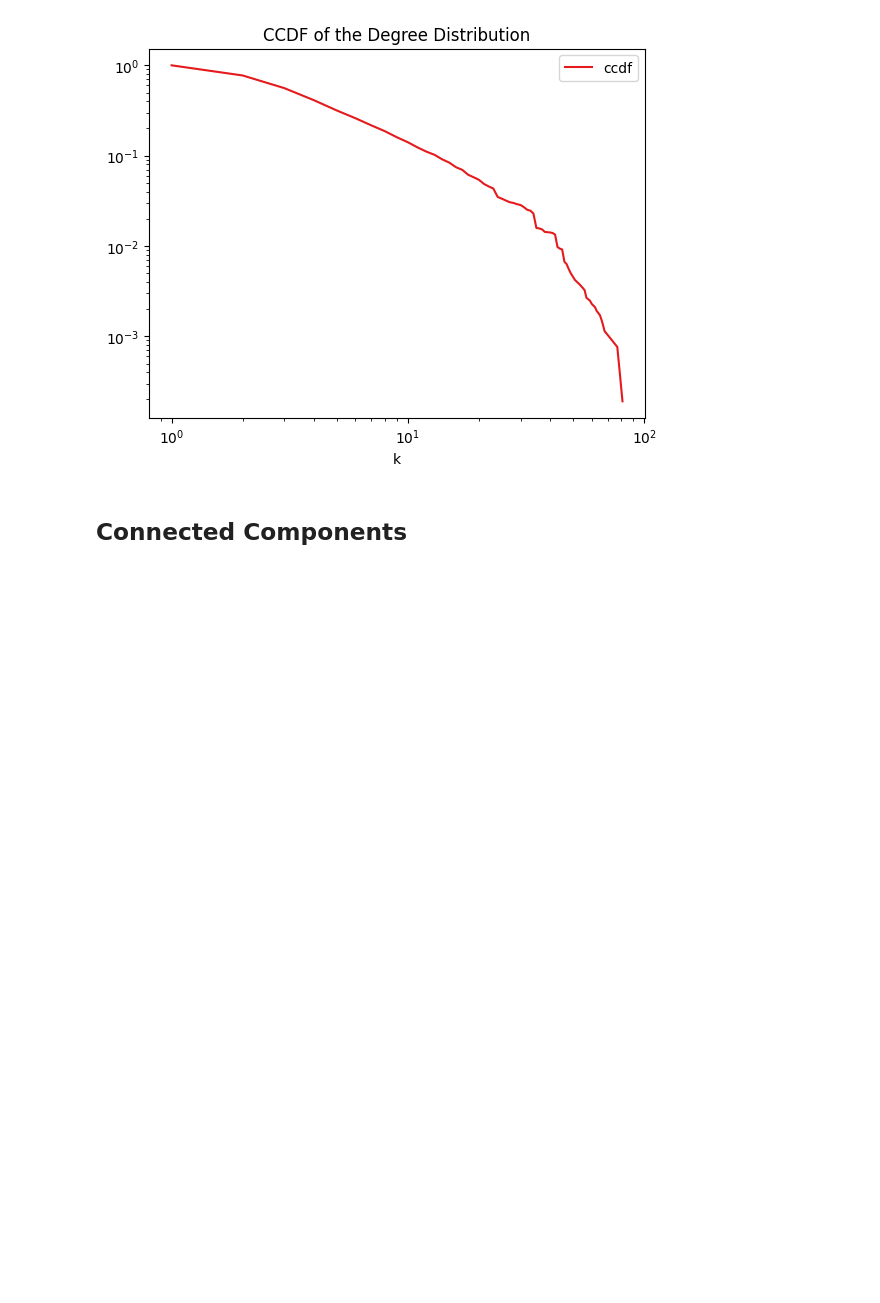
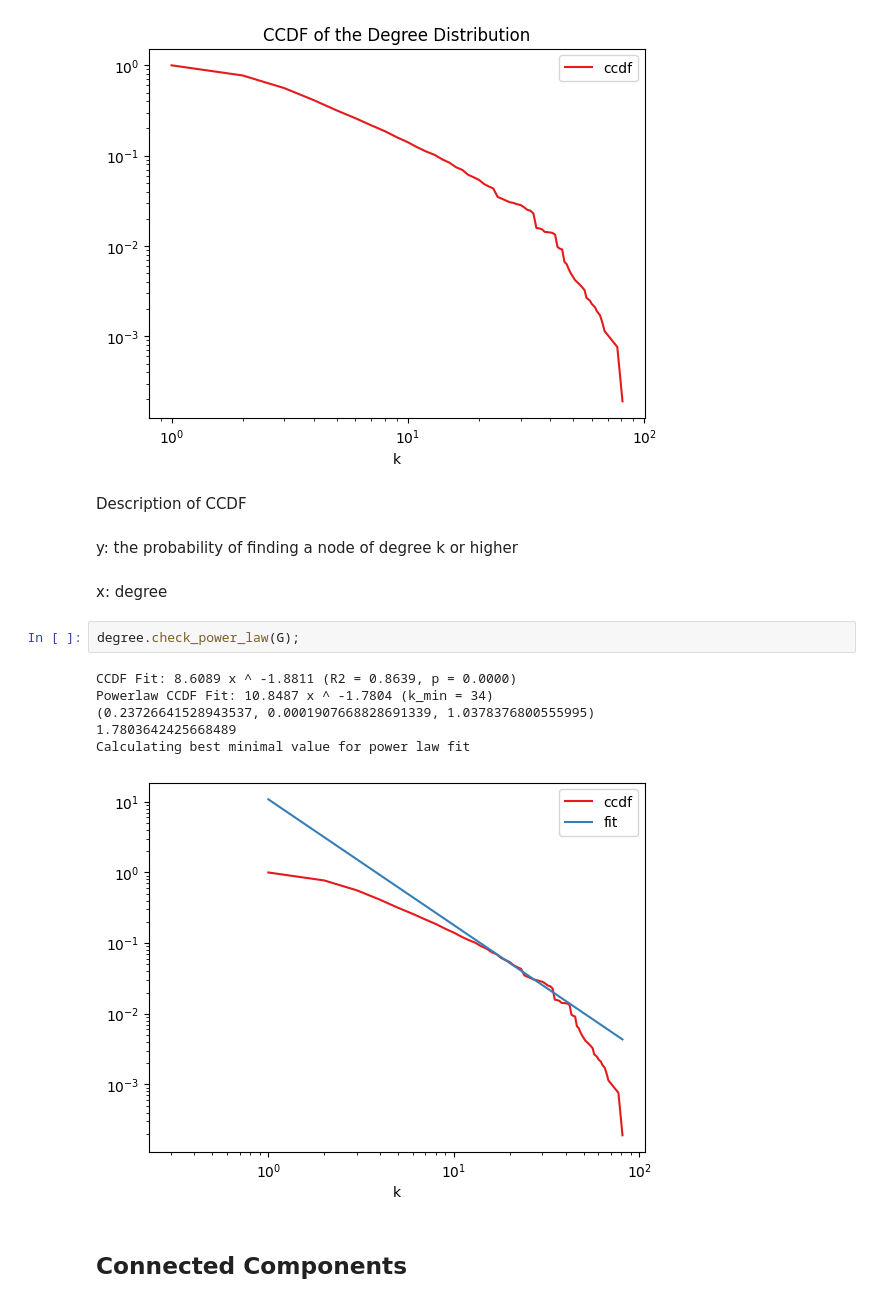
Before and after one commit to viggo-gascou/network-analysis, a Jupyter notebook: main_authors.ipynb, the cells around one changed output. Cells and saved outputs as stored; diff of their text form; blank space fills up the shorter version.

```diff
--- a/main_authors.ipynb
+++ b/main_authors.ipynb
@@ -113,6 +118,21 @@ degree.plot_degree_log(df_degrees)
 CCDF(df_degrees)
 # %% [output]
 [figure]
+# %% [markdown]
+Description of CCDF
+# %% [markdown]
+y: the probability of finding a node of degree k or higher
+# %% [markdown]
+x: degree
+# %%
+degree.check_power_law(G);
+# %% [output]
+CCDF Fit: 8.6089 x ^ -1.8811 (R2 = 0.8639, p = 0.0000)
+Powerlaw CCDF Fit: 10.8487 x ^ -1.7804 (k_min = 34)
+(0.23726641528943537, 0.0001907668828691339, 1.0378376800555995)
+1.7803642425668489
+Calculating best minimal value for power law fit
+[figure, added]
 # %% [markdown]
 ## Connected Components
 # %%
```
Also changed, not shown: parts of 18 cells of this notebook, 6 other files.
